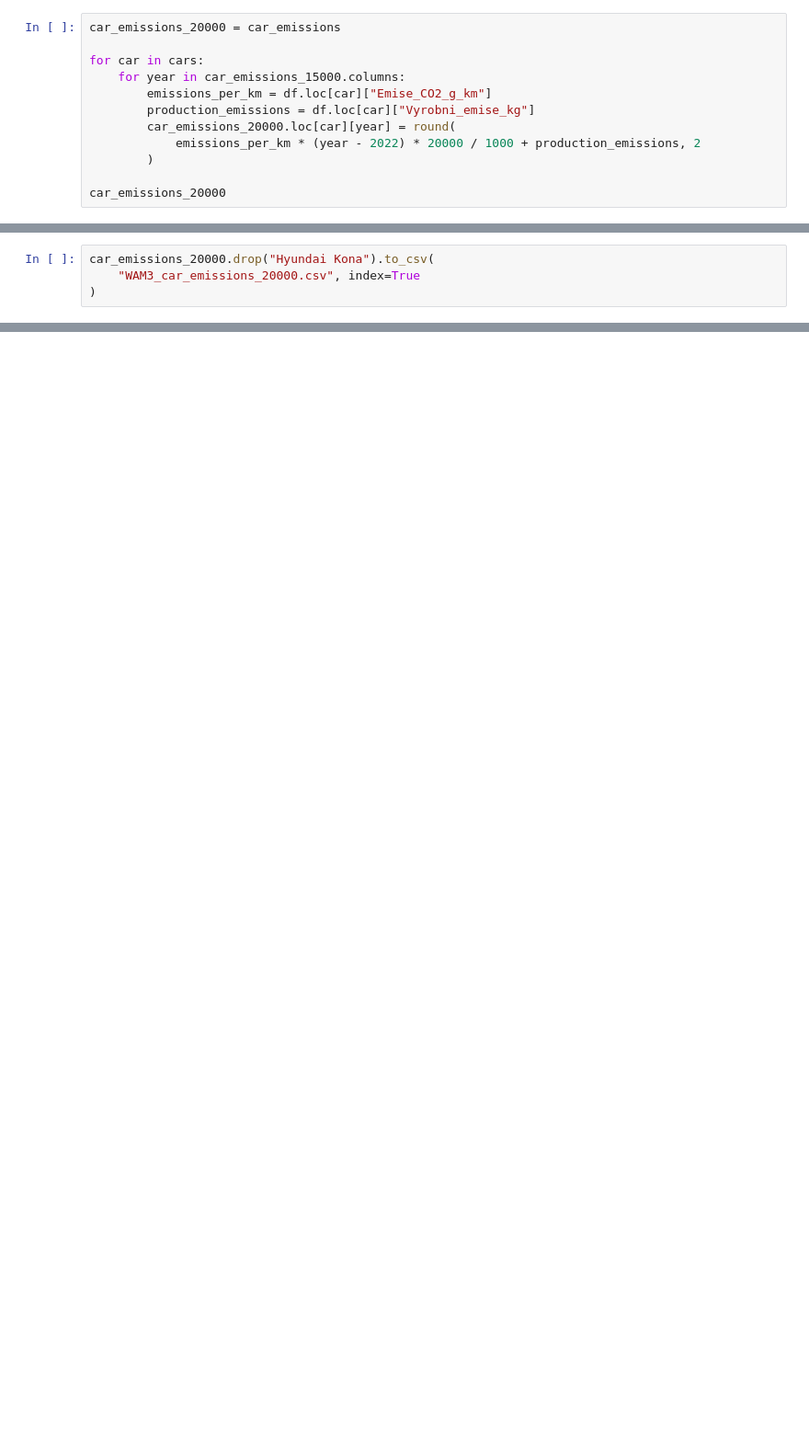
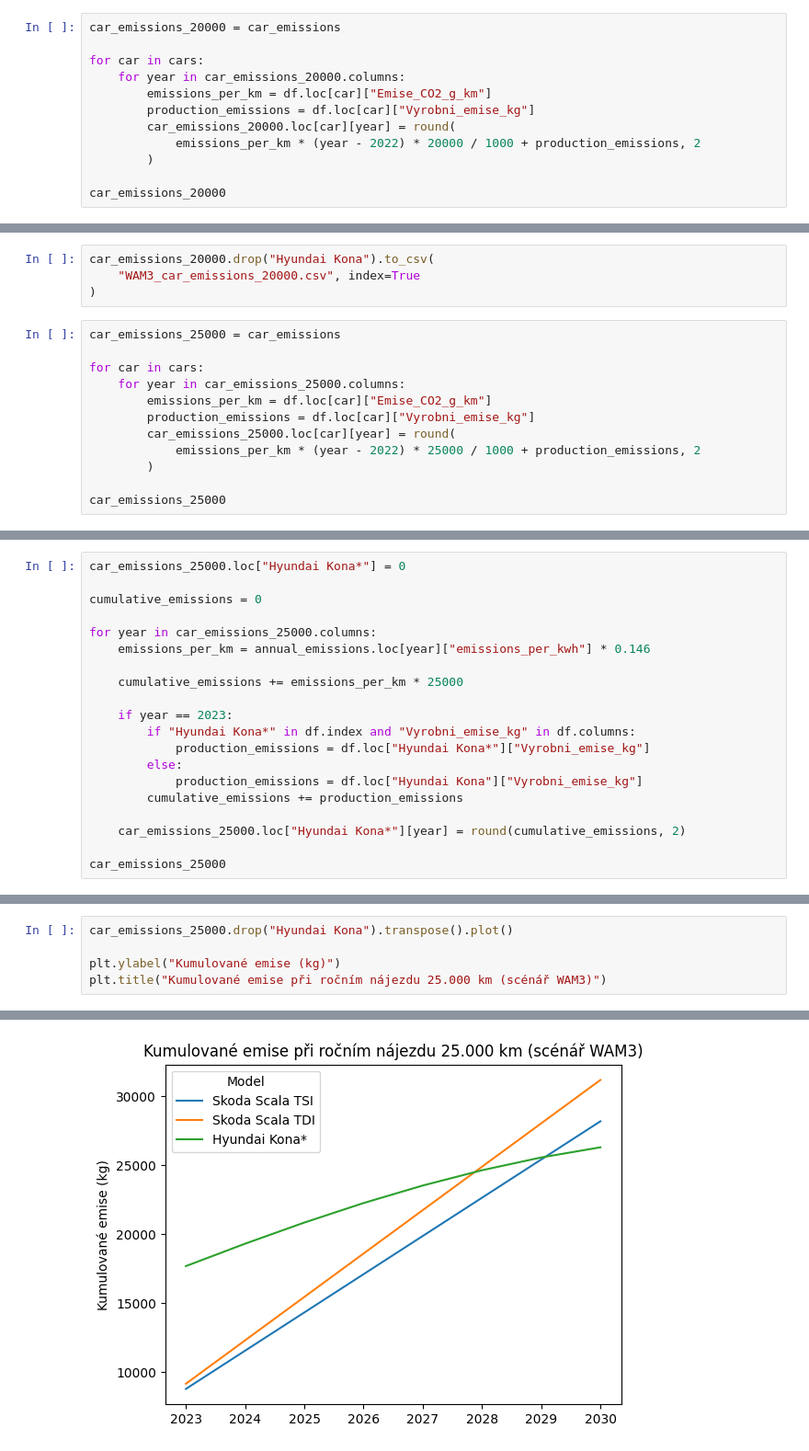
Before and after one commit to Czechitas-DA-Green-is-Good/Hackathon, a Jupyter notebook: WAM3_cars_emissions.ipynb, the cells around one changed output, grey strips where cells are left out. Shown: that part at 92% size. Cells and saved outputs as stored; diff of their text form; blank space fills up the shorter version.

```diff
--- a/WAM3_cars_emissions.ipynb
+++ b/WAM3_cars_emissions.ipynb
@@ -199,7 +199,7 @@ car_emissions_15000.drop("Hyundai Kona").to_csv(
 car_emissions_20000 = car_emissions
 
 for car in cars:
-    for year in car_emissions_15000.columns:
+    for year in car_emissions_20000.columns:
         emissions_per_km = df.loc[car]["Emise_CO2_g_km"]
         production_emissions = df.loc[car]["Vyrobni_emise_kg"]
         car_emissions_20000.loc[car][year] = round(
@@ -254,3 +254,15 @@ Text(0.5, 1.0, 'Kumulované emise při ročním nájezdu 20.000 km (scénář WA
 car_emissions_20000.drop("Hyundai Kona").to_csv(
     "WAM3_car_emissions_20000.csv", index=True
 )
+# %%
+car_emissions_25000 = car_emissions
+
+for car in cars:
+    for year in car_emissions_25000.columns:
+        emissions_per_km = df.loc[car]["Emise_CO2_g_km"]
+        production_emissions = df.loc[car]["Vyrobni_emise_kg"]
+        car_emissions_25000.loc[car][year] = round(
+            emissions_per_km * (year - 2022) * 25000 / 1000 + production_emissions, 2
+        )
+
+car_emissions_25000
@@ -256,0 +276,20 @@ car_emissions_20000.drop("Hyundai Kona").to_csv(
+# %%
+car_emissions_25000.loc["Hyundai Kona*"] = 0
+
+cumulative_emissions = 0
+
+for year in car_emissions_25000.columns:
+    emissions_per_km = annual_emissions.loc[year]["emissions_per_kwh"] * 0.146
+
+    cumulative_emissions += emissions_per_km * 25000
+
+    if year == 2023:
+        if "Hyundai Kona*" in df.index and "Vyrobni_emise_kg" in df.columns:
+            production_emissions = df.loc["Hyundai Kona*"]["Vyrobni_emise_kg"]
+        else:
+            production_emissions = df.loc["Hyundai Kona"]["Vyrobni_emise_kg"]
+        cumulative_emissions += production_emissions
+
+    car_emissions_25000.loc["Hyundai Kona*"][year] = round(cumulative_emissions, 2)
+
+car_emissions_25000
@@ -256,0 +303,6 @@ car_emissions_20000.drop("Hyundai Kona").to_csv(
+# %%
+car_emissions_25000.drop("Hyundai Kona").transpose().plot()
+
+plt.ylabel("Kumulované emise (kg)")
+plt.title("Kumulované emise při ročním nájezdu 25.000 km (scénář WAM3)")
+# %% [output]
@@ -256,0 +310 @@ car_emissions_20000.drop("Hyundai Kona").to_csv(
+[figure, added]
```
Also changed, not shown: parts of 8 cells of this notebook, 5 other files.
